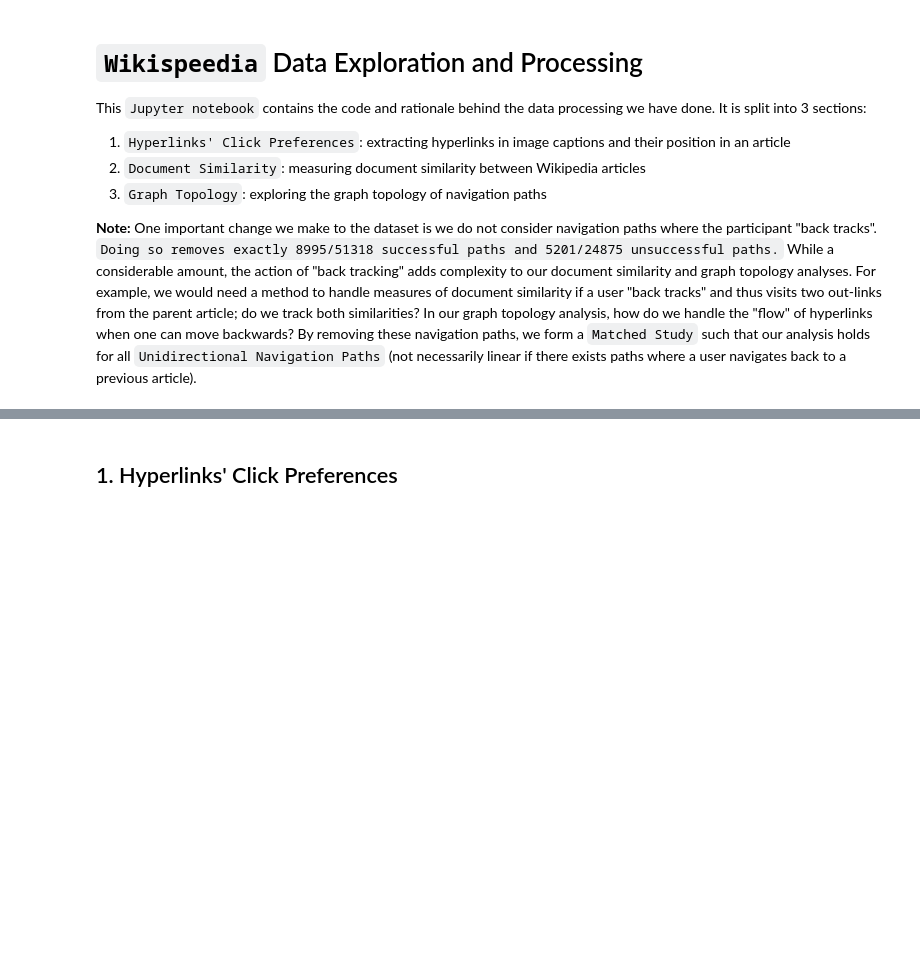
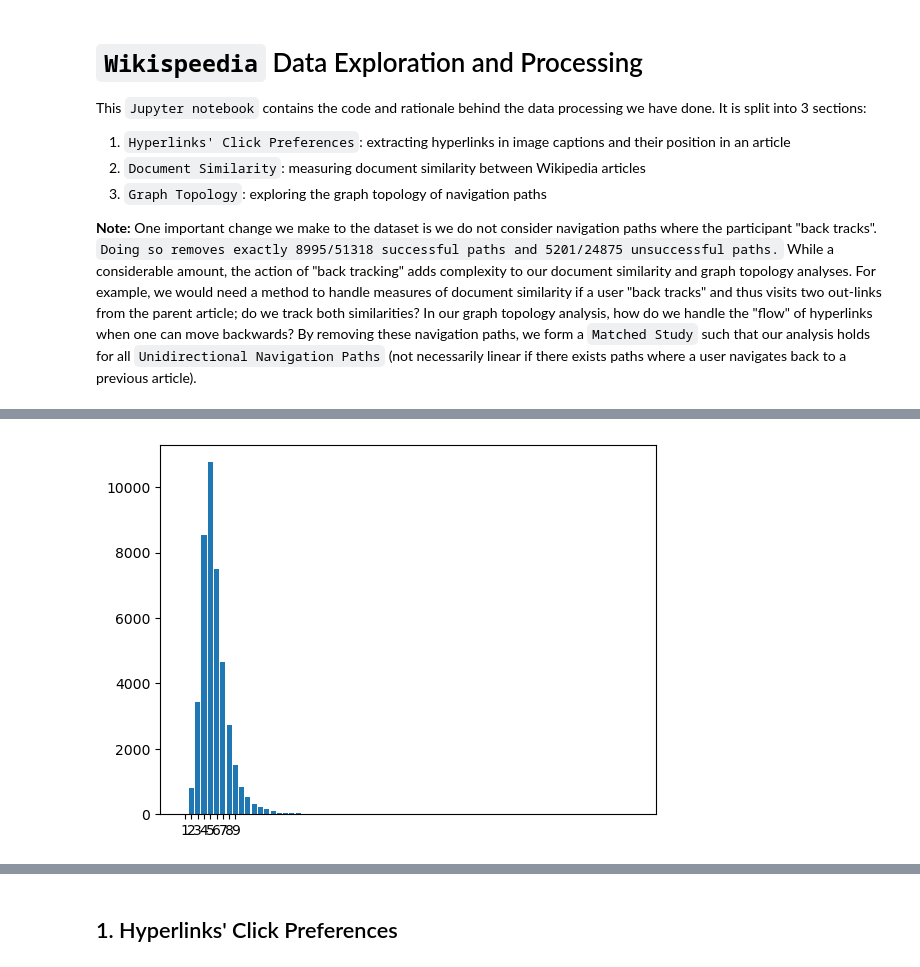
Before and after one commit to epfl-ada/ada-2022-project-theadalyzers, a Jupyter notebook: P2-Notebook.ipynb, the cells around one changed output, grey strips where cells are left out. Cells and saved outputs as stored; diff of their text form; code cells hidden in the pictures; blank space fills up the shorter version.

Commit message:
added path length

```diff
--- a/P2-Notebook.ipynb
+++ b/P2-Notebook.ipynb
@@ -10,0 +38,26 @@ This `Jupyter notebook` contains the code and rationale behind the data processi
+# %%
+def get_path_length_distribution(df: pd.DataFrame) -> dict:
+    out = {}
+    for path in df['path']:
+        # filter out back-track paths
+        if '<' in path:
+            continue
+        else:
+            length = len(path.split(';'))
+            if length not in out:
+                out[length] = 1
+            else:
+                out[length] += 1
+
+    return out
+
+successful = get_path_length_distribution(paths_finished_df)
+unsucessful = get_path_length_distribution(paths_unfinished_df)
+# %%
+import matplotlib.pyplot as plt
+import numpy as np
+
+plt.bar(successful.keys(), successful.values())
+plt.xticks(np.arange(1, 10, 1));
+# %% [output]
+[figure, added]
```
Also changed, not shown: parts of 72 cells of this notebook.
